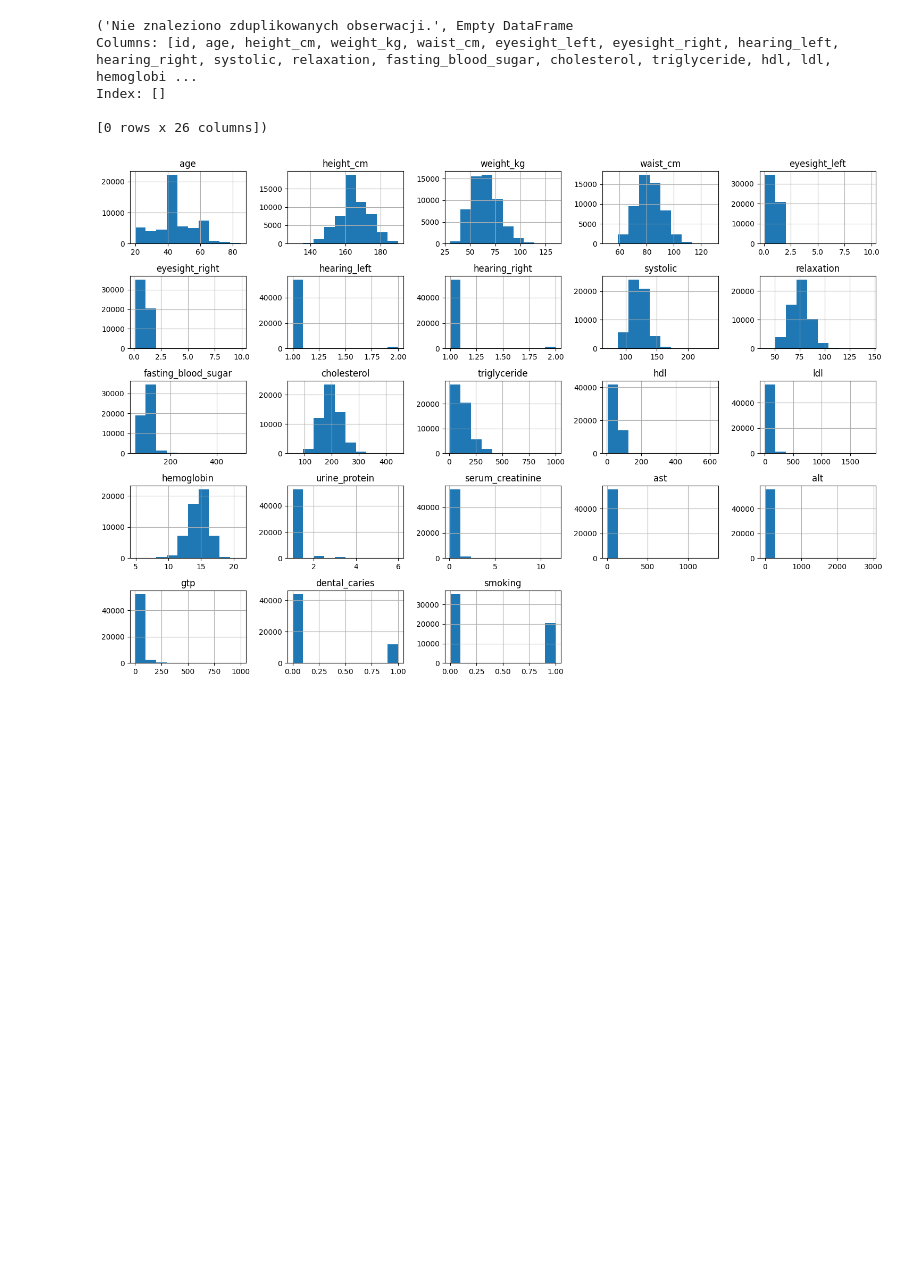
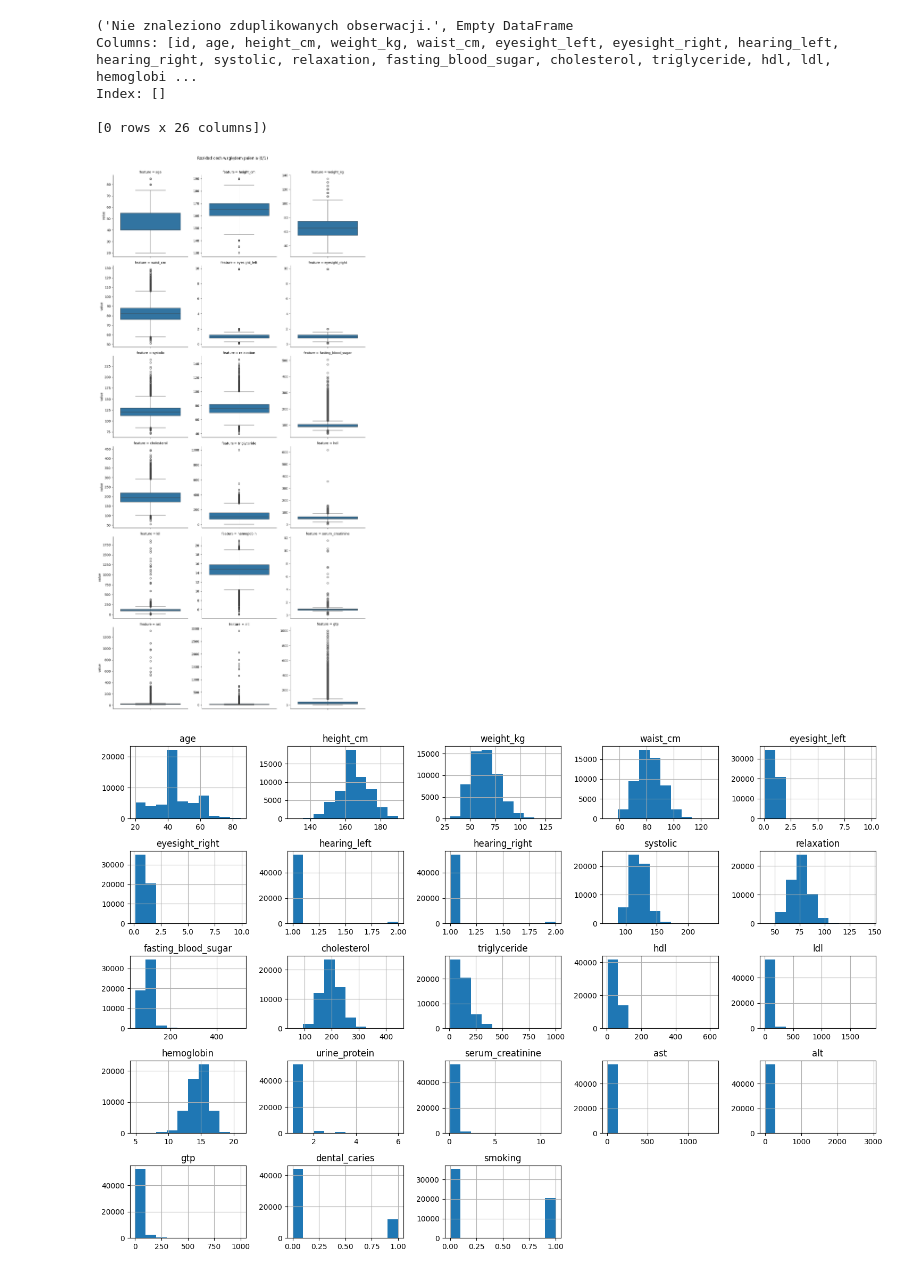
Before and after one commit to msnaspers/ml-pg2025, a Jupyter notebook: projekt_zaliczeniowy.ipynb, the cells around one changed output. Cells and saved outputs as stored; diff of their text form; code cells hidden in the pictures; blank space fills up the shorter version.

```diff
--- a/projekt_zaliczeniowy.ipynb
+++ b/projekt_zaliczeniowy.ipynb
@@ -256,6 +256,23 @@ Index: []
 [0 rows x 26 columns])
 # %%
 df = df.drop(columns=['id'])
+# %%
+cols = ['age', 'height_cm', 'weight_kg', 'waist_cm', 'eyesight_left', 'eyesight_right', 'systolic', 'relaxation', 'fasting_blood_sugar', 'cholesterol', 'triglyceride', 'hdl', 'ldl', 'hemoglobin', 'serum_creatinine', 'ast', 'alt', 'gtp']
+df_long = df.melt(id_vars='smoking', value_vars=cols,
+                  var_name='feature', value_name='value')
+g = sns.catplot(
+    data=df_long,
+    y='value',
+    kind='box',
+    col='feature',
+    col_wrap=3,
+    height=4,
+    sharey=False
+)
+g.fig.suptitle('Rozkład cech względem palenia (0/1)', y=1.02)
+plt.show()
+# %% [output]
+[figure, added]
 # %%
 df.hist(figsize=(15, 10), bins=10)
 plt.tight_layout()
```
Also changed, not shown: parts of 11 cells of this notebook.
